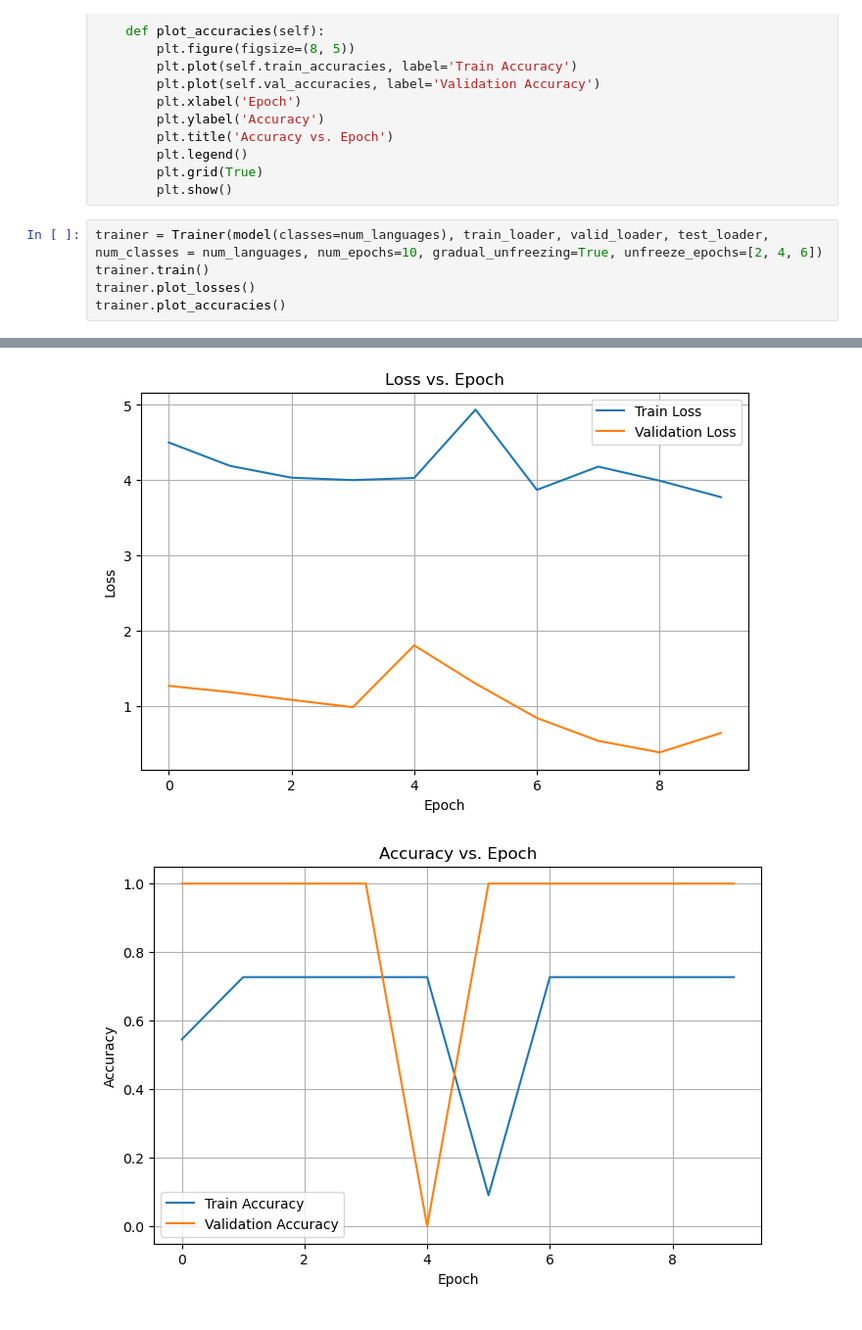
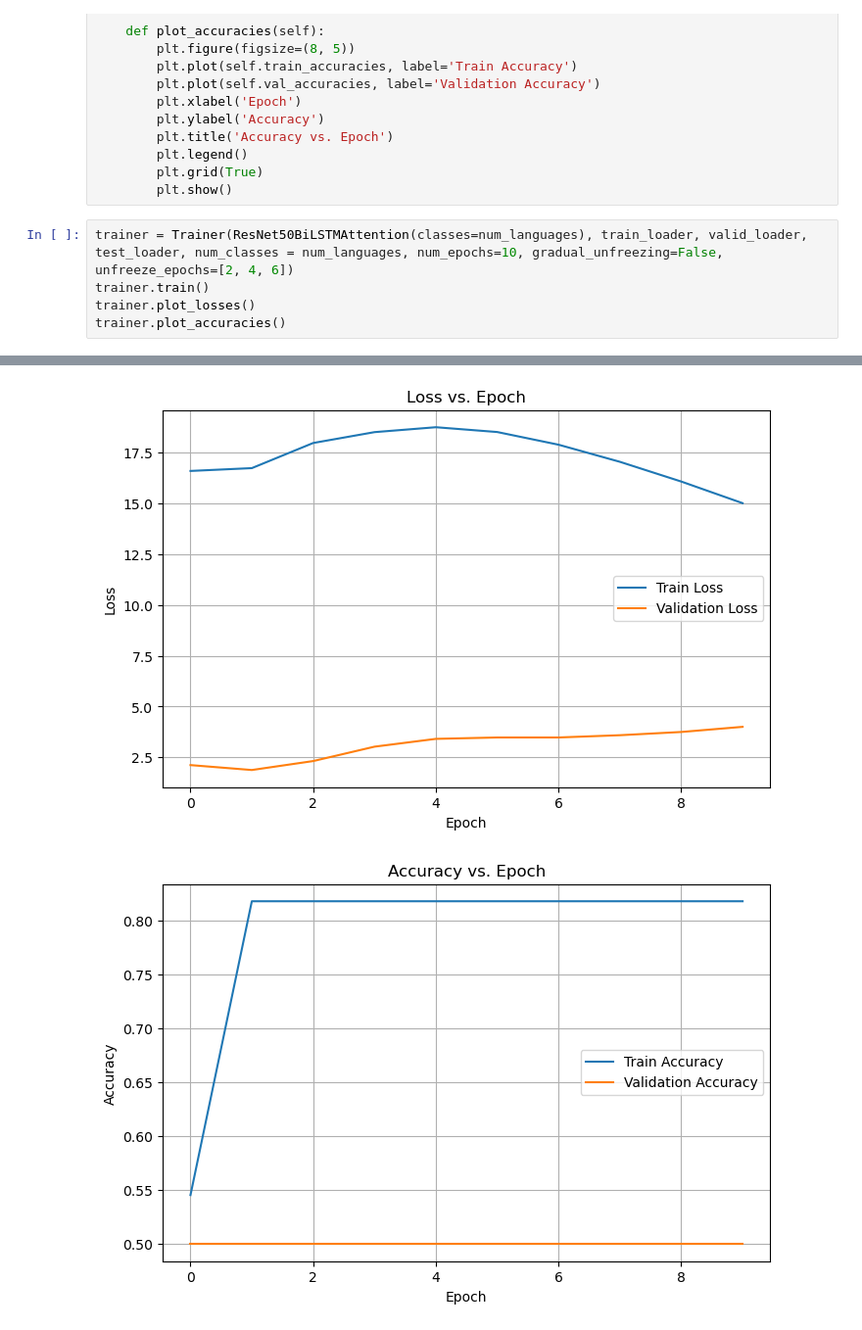
Before and after one commit to r-muthu/group_19_tpdl, a Jupyter notebook: train.ipynb, the cells around one changed output, grey strips where cells are left out. Shown: that part at 98% size. Saved outputs shown, nothing was run; the diff lists cells and outputs as text.

Commit message:
changes to train and renamed models file

```diff
--- a/train.ipynb
+++ b/train.ipynb
@@ -260,7 +260,7 @@ class Trainer:
         plt.grid(True)
         plt.show()
 # %%
-trainer = Trainer(model(classes=num_languages), train_loader, valid_loader, test_loader, num_classes = num_languages, num_epochs=10, gradual_unfreezing=True, unfreeze_epochs=[2, 4, 6])
+trainer = Trainer(ResNet50BiLSTMAttention(classes=num_languages), train_loader, valid_loader, test_loader, num_classes = num_languages, num_epochs=10, gradual_unfreezing=False, unfreeze_epochs=[2, 4, 6])
 trainer.train()
 trainer.plot_losses()
 trainer.plot_accuracies()
@@ -285,2 +285,2 @@ Final Test Loss: 0.3788, Final Test Accuracy: 1.0000
-[figure, old version]
+[figure, new version]
-[figure, old version]
+[figure, new version]
```
Also changed, not shown: parts of 2 cells of this notebook, 2 other files.
